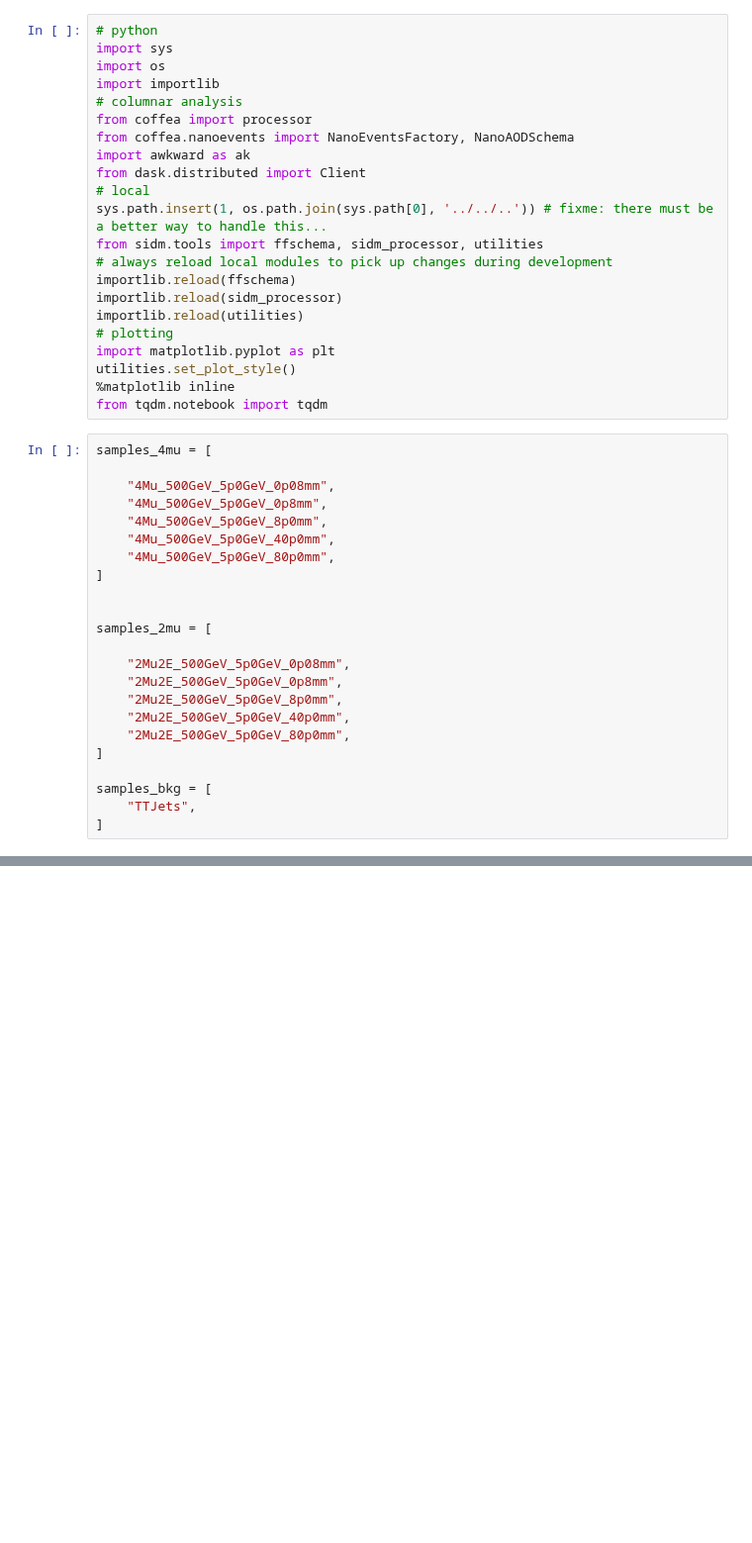
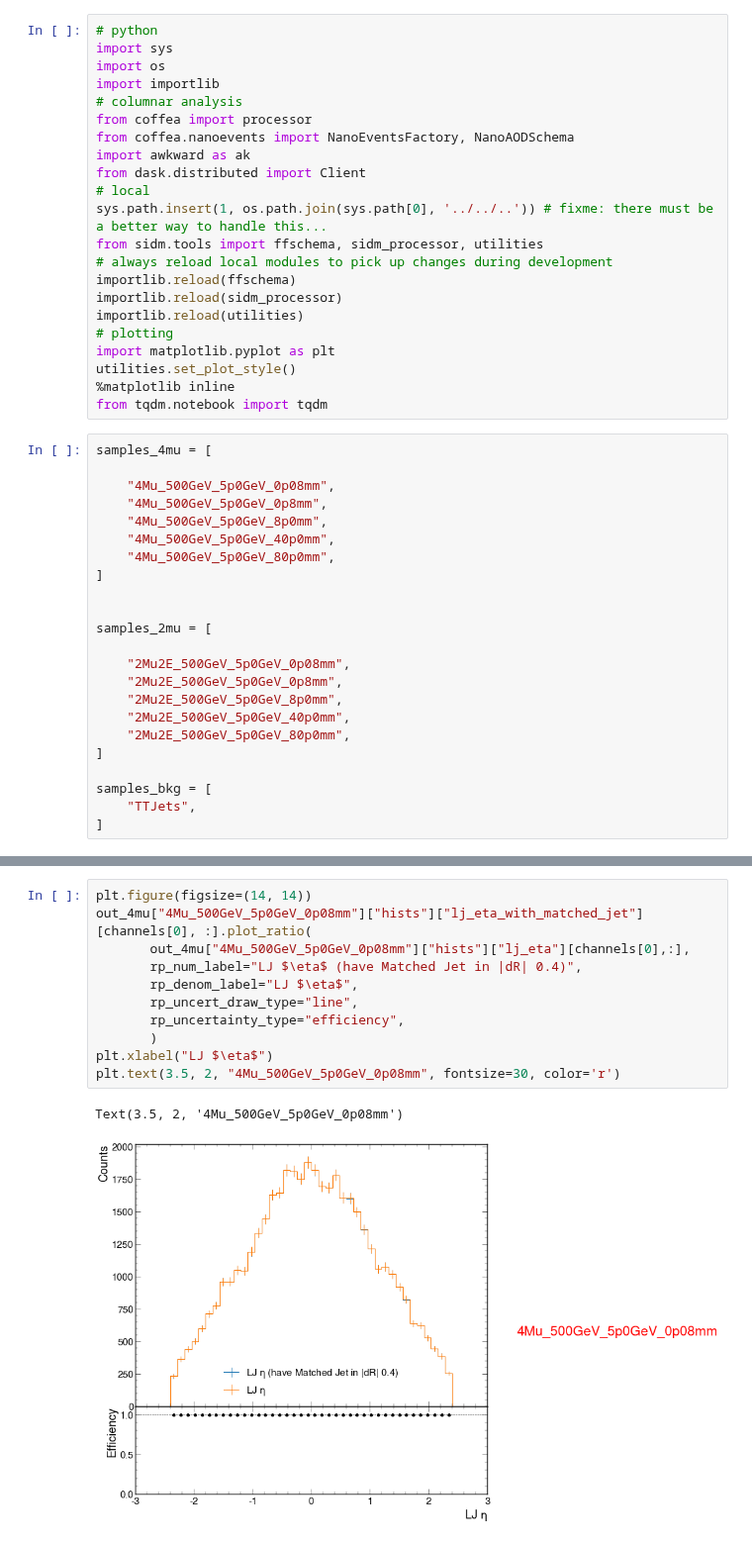
Before and after one commit to yeopjjang/SIDM, a Jupyter notebook: sidm/DY_studies/Processor_base/LJ_VS_MJ_ratio.ipynb, the cells around one changed output, grey strips where cells are left out. Shown at 99% size. Cells and saved outputs as stored; diff of their text form; blank space fills up the shorter version.

```diff
--- a/sidm/DY_studies/Processor_base/LJ_VS_MJ_ratio.ipynb
+++ b/sidm/DY_studies/Processor_base/LJ_VS_MJ_ratio.ipynb
@@ -75,0 +155,14 @@ out_2mu = output_2mu["out"]
+# %%
+plt.figure(figsize=(14, 14))
+out_4mu["4Mu_500GeV_5p0GeV_0p08mm"]["hists"]["lj_eta_with_matched_jet"][channels[0], :].plot_ratio(
+       out_4mu["4Mu_500GeV_5p0GeV_0p08mm"]["hists"]["lj_eta"][channels[0],:],
+       rp_num_label="LJ $\eta$ (have Matched Jet in |dR| 0.4)",
+       rp_denom_label="LJ $\eta$",
+       rp_uncert_draw_type="line",
+       rp_uncertainty_type="efficiency",
+       )
+plt.xlabel("LJ $\eta$")
+plt.text(3.5, 2, "4Mu_500GeV_5p0GeV_0p08mm", fontsize=30, color='r')
+# %% [output]
+Text(3.5, 2, '4Mu_500GeV_5p0GeV_0p08mm')
+[figure, added]
```
Also changed, not shown: parts of 20 cells of this notebook, 3 other files.
